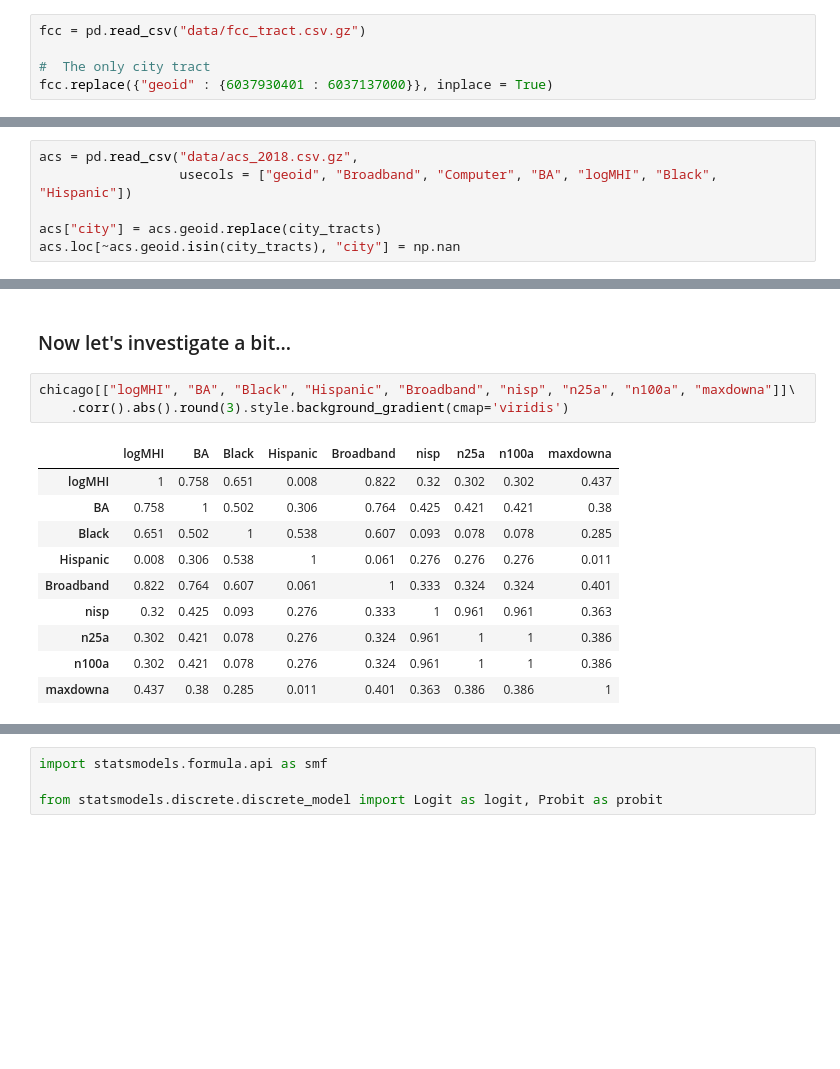
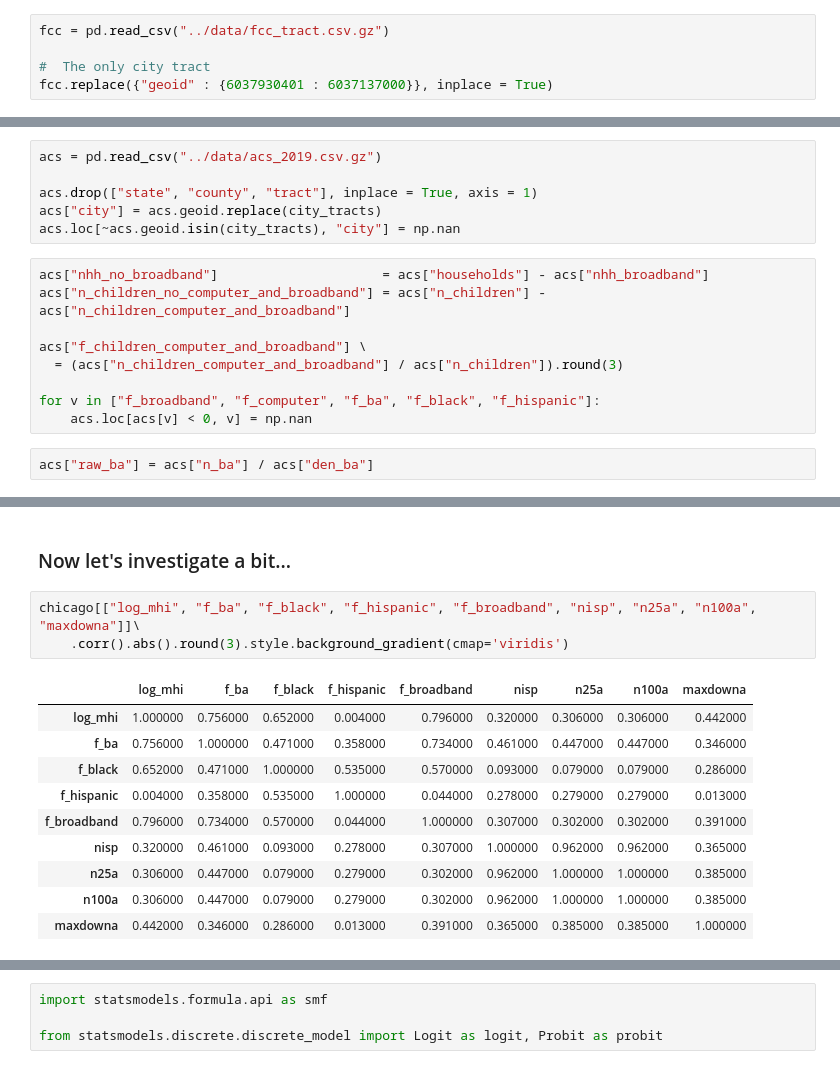
Before and after one commit to JamesSaxon/neighborhood_broadband, a Jupyter notebook: census/acs_fcc.ipynb, the cells around one changed output, grey strips where cells are left out. Cells and saved outputs as stored; diff of their text form; blank space fills up the shorter version.

````diff
--- a/census/acs_fcc.ipynb
+++ b/census/acs_fcc.ipynb
@@ -45,18 +45,29 @@ WHERE
   tr18.geoid IS NULL;
 ```
 # %%
-fcc = pd.read_csv("data/fcc_tract.csv.gz")
+fcc = pd.read_csv("../data/fcc_tract.csv.gz")
 
 #  The only city tract
 fcc.replace({"geoid" : {6037930401 : 6037137000}}, inplace = True)
 # %% [markdown]
 ### ACS
 # %%
-acs = pd.read_csv("data/acs_2018.csv.gz",
-                  usecols = ["geoid", "Broadband", "Computer", "BA", "logMHI", "Black", "Hispanic"])
+acs = pd.read_csv("../data/acs_2019.csv.gz")
 
+acs.drop(["state", "county", "tract"], inplace = True, axis = 1)
 acs["city"] = acs.geoid.replace(city_tracts)
 acs.loc[~acs.geoid.isin(city_tracts), "city"] = np.nan
+# %%
+acs["nhh_no_broadband"]                     = acs["households"] - acs["nhh_broadband"]
+acs["n_children_no_computer_and_broadband"] = acs["n_children"] - acs["n_children_computer_and_broadband"]
+
+acs["f_children_computer_and_broadband"] \
+  = (acs["n_children_computer_and_broadband"] / acs["n_children"]).round(3)
+
+for v in ["f_broadband", "f_computer", "f_ba", "f_black", "f_hispanic"]:
+    acs.loc[acs[v] < 0, v] = np.nan
+# %%
+acs["raw_ba"] = acs["n_ba"] / acs["den_ba"]
 # %% [markdown]
 ### Merge them...
 # %%
@@ -122,17 +133,17 @@ Text(0.6,1.08,'Broadband Access on the South Side')
 # %% [markdown]
 ### Now let's investigate a bit...
 # %%
-chicago[["logMHI", "BA", "Black", "Hispanic", "Broadband", "nisp", "n25a", "n100a", "maxdowna"]]\
+chicago[["log_mhi", "f_ba", "f_black", "f_hispanic", "f_broadband", "nisp", "n25a", "n100a", "maxdowna"]]\
     .corr().abs().round(3).style.background_gradient(cmap='viridis')
 # %% [output]
-|  | logMHI | BA | Black | Hispanic | Broadband | nisp | n25a | n100a | maxdowna |
-| logMHI | 1 | 0.758 | 0.651 | 0.008 | 0.822 | 0.32 | 0.302 | 0.302 | 0.437 |
-| BA | 0.758 | 1 | 0.502 | 0.306 | 0.764 | 0.425 | 0.421 | 0.421 | 0.38 |
-| Black | 0.651 | 0.502 | 1 | 0.538 | 0.607 | 0.093 | 0.078 | 0.078 | 0.285 |
-| Hispanic | 0.008 | 0.306 | 0.538 | 1 | 0.061 | 0.276 | 0.276 | 0.276 | 0.011 |
-| Broadband | 0.822 | 0.764 | 0.607 | 0.061 | 1 | 0.333 | 0.324 | 0.324 | 0.401 |
-| nisp | 0.32 | 0.425 | 0.093 | 0.276 | 0.333 | 1 | 0.961 | 0.961 | 0.363 |
-| n25a | 0.302 | 0.421 | 0.078 | 0.276 | 0.324 | 0.961 | 1 | 1 | 0.386 |
-| n100a | 0.302 | 0.421 | 0.078 | 0.276 | 0.324 | 0.961 | 1 | 1 | 0.386 |
-| maxdowna | 0.437 | 0.38 | 0.285 | 0.011 | 0.401 | 0.363 | 0.386 | 0.386 | 1 |
+|  | log_mhi | f_ba | f_black | f_hispanic | f_broadband | nisp | n25a | n100a | maxdowna |
+| log_mhi | 1.000000 | 0.756000 | 0.652000 | 0.004000 | 0.796000 | 0.320000 | 0.306000 | 0.306000 | 0.442000 |
+| f_ba | 0.756000 | 1.000000 | 0.471000 | 0.358000 | 0.734000 | 0.461000 | 0.447000 | 0.447000 | 0.346000 |
+| f_black | 0.652000 | 0.471000 | 1.000000 | 0.535000 | 0.570000 | 0.093000 | 0.079000 | 0.079000 | 0.286000 |
+| f_hispanic | 0.004000 | 0.358000 | 0.535000 | 1.000000 | 0.044000 | 0.278000 | 0.279000 | 0.279000 | 0.013000 |
+| f_broadband | 0.796000 | 0.734000 | 0.570000 | 0.044000 | 1.000000 | 0.307000 | 0.302000 | 0.302000 | 0.391000 |
+| nisp | 0.320000 | 0.461000 | 0.093000 | 0.278000 | 0.307000 | 1.000000 | 0.962000 | 0.962000 | 0.365000 |
+| n25a | 0.306000 | 0.447000 | 0.079000 | 0.279000 | 0.302000 | 0.962000 | 1.000000 | 1.000000 | 0.385000 |
+| n100a | 0.306000 | 0.447000 | 0.079000 | 0.279000 | 0.302000 | 0.962000 | 1.000000 | 1.000000 | 0.385000 |
+| maxdowna | 0.442000 | 0.346000 | 0.286000 | 0.013000 | 0.391000 | 0.365000 | 0.385000 | 0.385000 | 1.000000 |
 # %%
````
Also changed, not shown: parts of 11 cells of this notebook, 3 other files.
